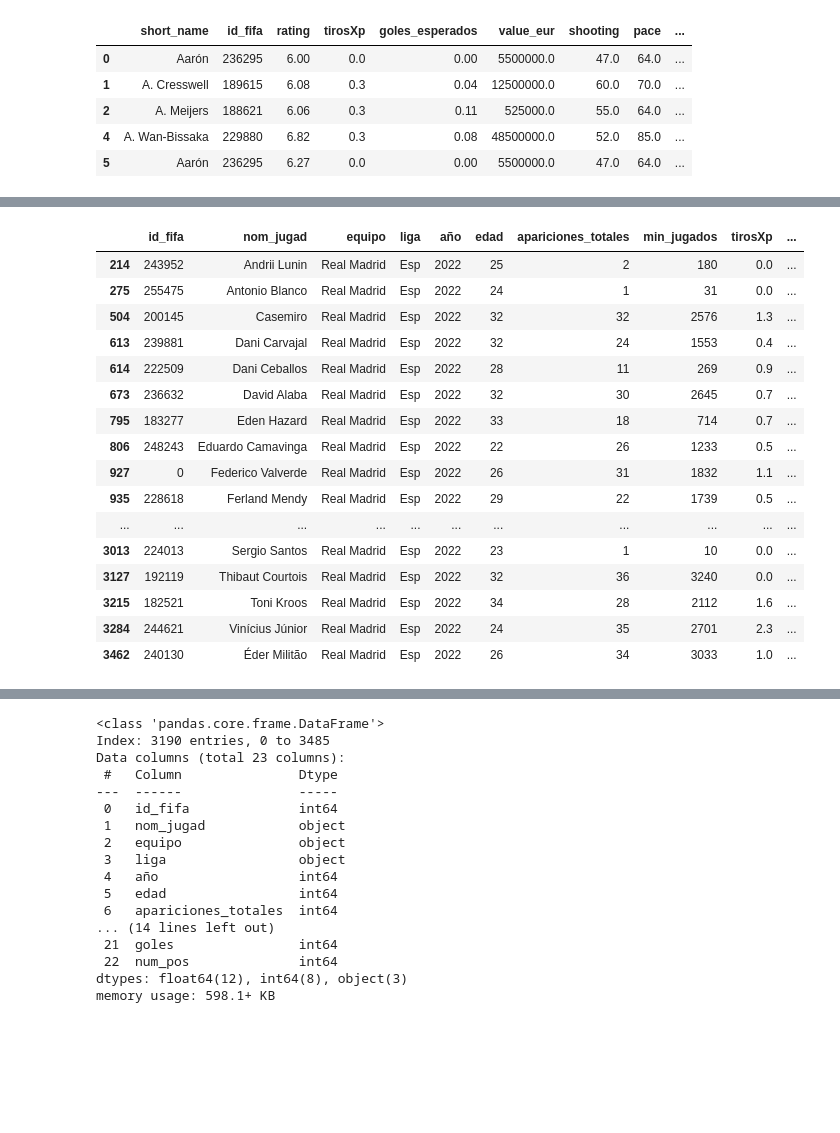
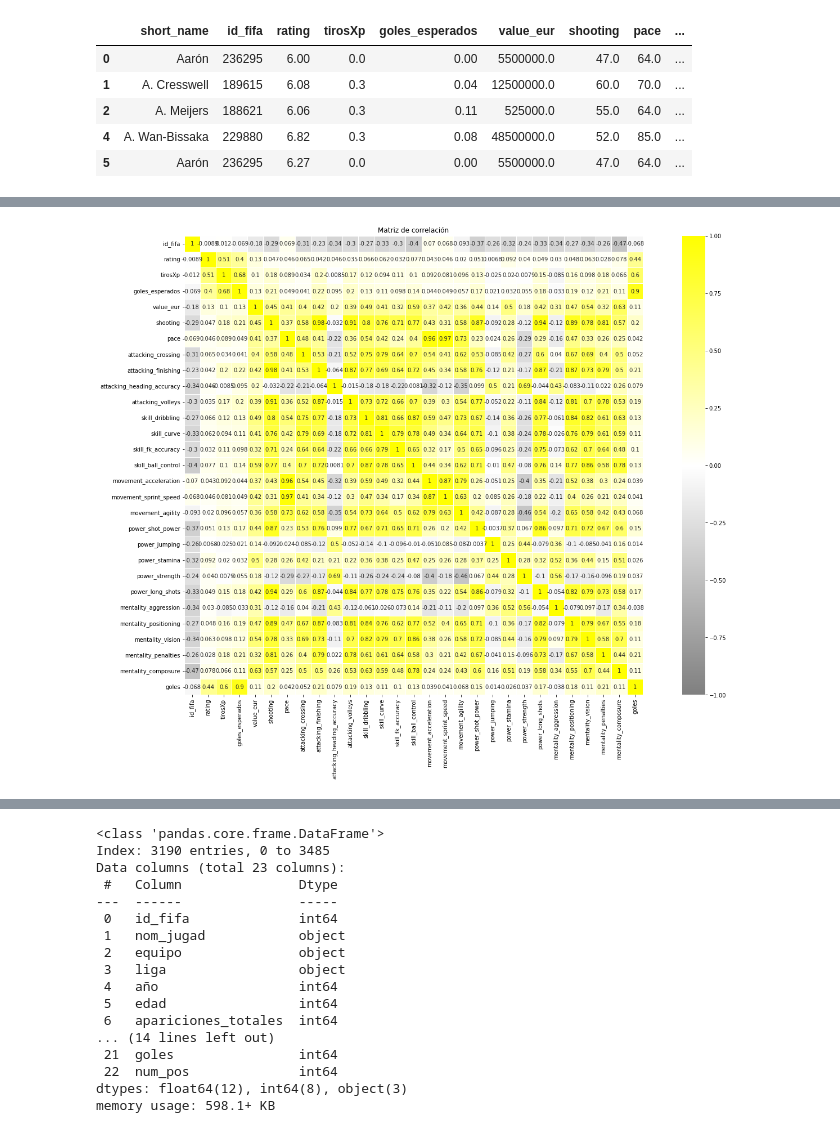
Before and after one commit to 2012FranMartinez/FIFA-GoalForecast, a Jupyter notebook: notebooks/Feature_engineering.ipynb, the cells around one changed output, grey strips where cells are left out. Cells and saved outputs as stored; diff of their text form; code cells hidden in the pictures; blank space fills up the shorter version.

```diff
--- a/notebooks/Feature_engineering.ipynb
+++ b/notebooks/Feature_engineering.ipynb
@@ -262,21 +246,17 @@ df_stats_fifa.head()
-# %%
-df_stats[df_stats["equipo"]=="Real Madrid"]
-# .iloc[50:100,0:20]
-# %% [output]
-|  | id_fifa | nom_jugad | equipo | liga | año | edad | apariciones_totales | min_jugados | tirosXp | ... |
-| 214 | 243952 | Andrii Lunin | Real Madrid | Esp | 2022 | 25 | 2 | 180 | 0.0 | ... |
-| 275 | 255475 | Antonio Blanco | Real Madrid | Esp | 2022 | 24 | 1 | 31 | 0.0 | ... |
-| 504 | 200145 | Casemiro | Real Madrid | Esp | 2022 | 32 | 32 | 2576 | 1.3 | ... |
-| 613 | 239881 | Dani Carvajal | Real Madrid | Esp | 2022 | 32 | 24 | 1553 | 0.4 | ... |
-| 614 | 222509 | Dani Ceballos | Real Madrid | Esp | 2022 | 28 | 11 | 269 | 0.9 | ... |
-| 673 | 236632 | David Alaba | Real Madrid | Esp | 2022 | 32 | 30 | 2645 | 0.7 | ... |
-| 795 | 183277 | Eden Hazard | Real Madrid | Esp | 2022 | 33 | 18 | 714 | 0.7 | ... |
-| 806 | 248243 | Eduardo Camavinga | Real Madrid | Esp | 2022 | 22 | 26 | 1233 | 0.5 | ... |
-| 927 | 0 | Federico Valverde | Real Madrid | Esp | 2022 | 26 | 31 | 1832 | 1.1 | ... |
-| 935 | 228618 | Ferland Mendy | Real Madrid | Esp | 2022 | 29 | 22 | 1739 | 0.5 | ... |
-| ... | ... | ... | ... | ... | ... | ... | ... | ... | ... | ... |
-| 3013 | 224013 | Sergio Santos | Real Madrid | Esp | 2022 | 23 | 1 | 10 | 0.0 | ... |
-| 3127 | 192119 | Thibaut Courtois | Real Madrid | Esp | 2022 | 32 | 36 | 3240 | 0.0 | ... |
-| 3215 | 182521 | Toni Kroos | Real Madrid | Esp | 2022 | 34 | 28 | 2112 | 1.6 | ... |
-| 3284 | 244621 | Vinícius Júnior | Real Madrid | Esp | 2022 | 24 | 35 | 2701 | 2.3 | ... |
-| 3462 | 240130 | Éder Militão | Real Madrid | Esp | 2022 | 26 | 34 | 3033 | 1.0 | ... |
+# %%
+import matplotlib.pyplot as plt
+import seaborn as sns
+from matplotlib.colors import LinearSegmentedColormap
+
+# Crear un colormap personalizado de amarillo a blanco a gris
+custom_cmap = LinearSegmentedColormap.from_list('yellow_white_gray', ['gray', 'white', 'yellow'])
+
+df_numeric = df_stats_fifa.select_dtypes(include=['number'])
+
+# Crear el heatmap de la matriz de correlación
+plt.figure(figsize=(25, 15))
+sns.heatmap(df_numeric.corr(), annot=True, cmap=custom_cmap, square=True, cbar=True, linewidths=.5, vmin=-1, vmax=1)
+plt.title('Matriz de correlación')
+plt.show()
+# %% [output]
+[figure, added]
```
Also changed, not shown: parts of 10 cells of this notebook, 3 other files.
